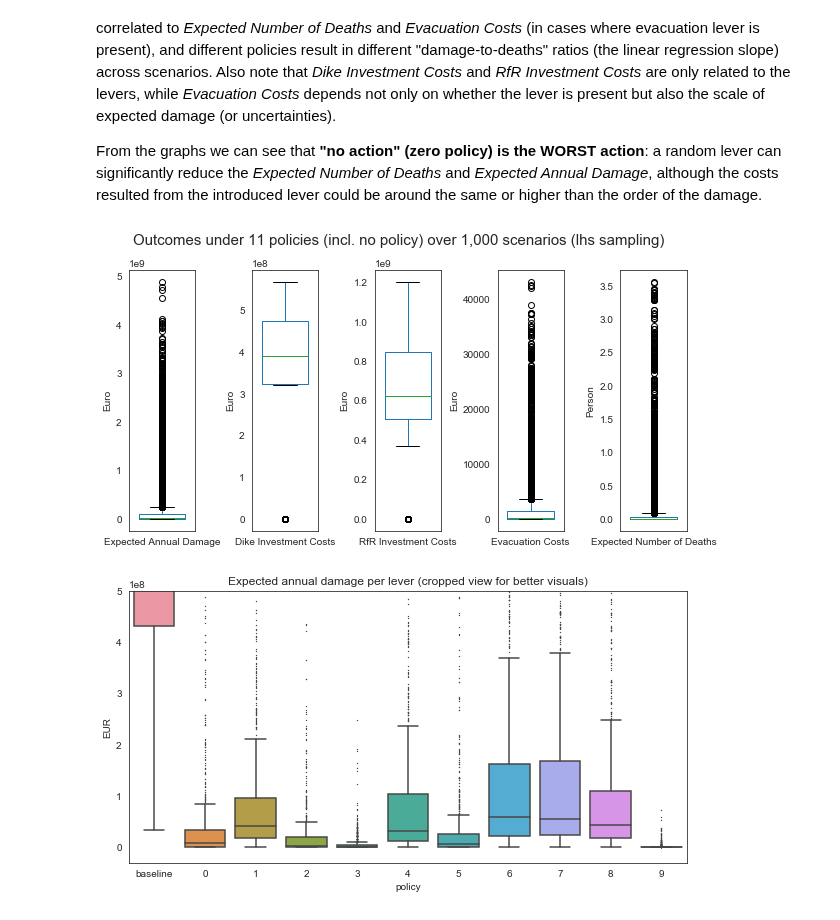
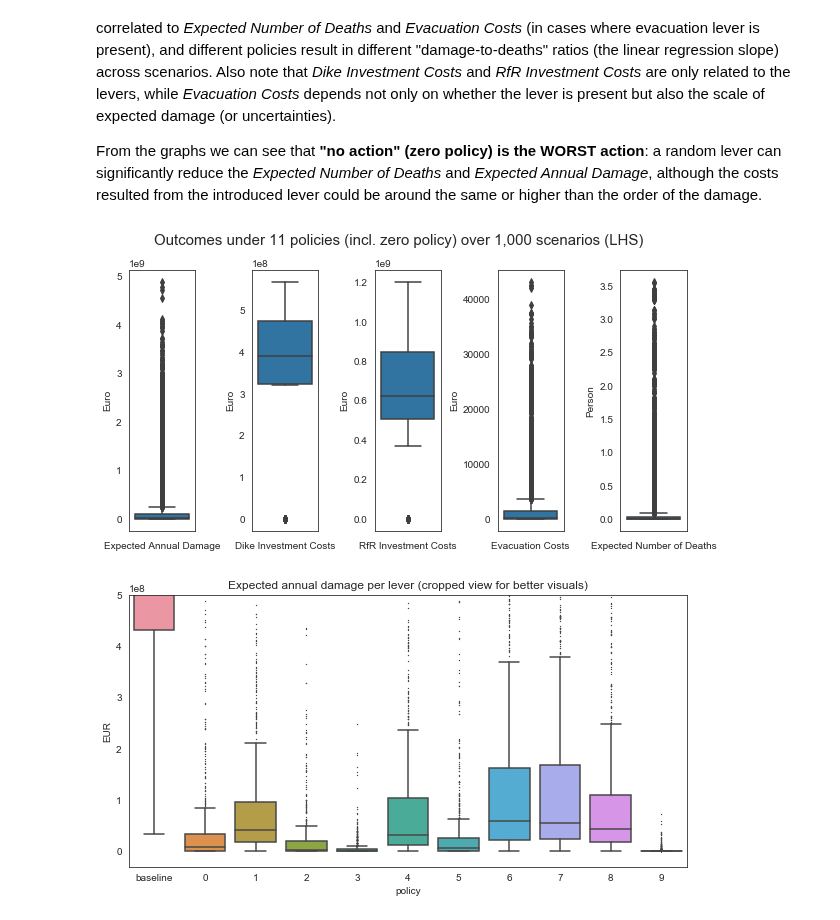
Before and after one commit to pdebiase/MBDM-group-11, a Jupyter notebook: final assignment/Open exploration Uncertainties.ipynb, the cells around one changed output. Cells and saved outputs as stored; diff of their text form; code cells hidden in the pictures.

```diff
--- a/final assignment/Open exploration Uncertainties.ipynb
+++ b/final assignment/Open exploration Uncertainties.ipynb
@@ -162,17 +162,19 @@ From the graphs we can see that **"no action" (zero policy) is the WORST action*
 # %%
 fig, axes = plt.subplots(1, 5, figsize=(10, 5))
 plt.subplots_adjust(wspace=0.85, top=0.85)
-kpis = pd.DataFrame([key.name for key in dike_model.outcomes])
-fig.suptitle('Outcomes under 11 policies (incl. no policy) over 1,000 scenarios (lhs sampling)', y=0.95, fontsize=15)
+kpis = [key.name for key in dike_model.outcomes]
+fig.suptitle('Outcomes under 11 policies (incl. zero policy) over 1,000 scenarios (LHS)', y=0.95, fontsize=15)
 
-for i, key in kpis.iterrows():
-    pd.Series(outcomes_w0[key[0]]).plot(kind='box', ax=axes[i], label=key[0], widths=0.7)
-    if not key[0] == 'Expected Number of Deaths':
+for key in kpis:
+    i = kpis.index(key)
+    sns.boxplot(pd.Series(outcomes_w0[key]), orient='v', ax=axes[i])
+    axes[i].set_xlabel(key)
+    if not key == 'Expected Number of Deaths':
         axes[i].set_ylabel('Euro') # set units for damage and costs
     else:
         axes[i].set_ylabel('Person') # set unit for number of deaths
 # %% [output]
-[figure, old version]
+[figure, new version]
 # %%
 # check distribution of expected annual damage per lever
 damage = pd.DataFrame({'policy' : experiments_w0.policy,
```
Also changed, not shown: parts of 4 cells of this notebook.
